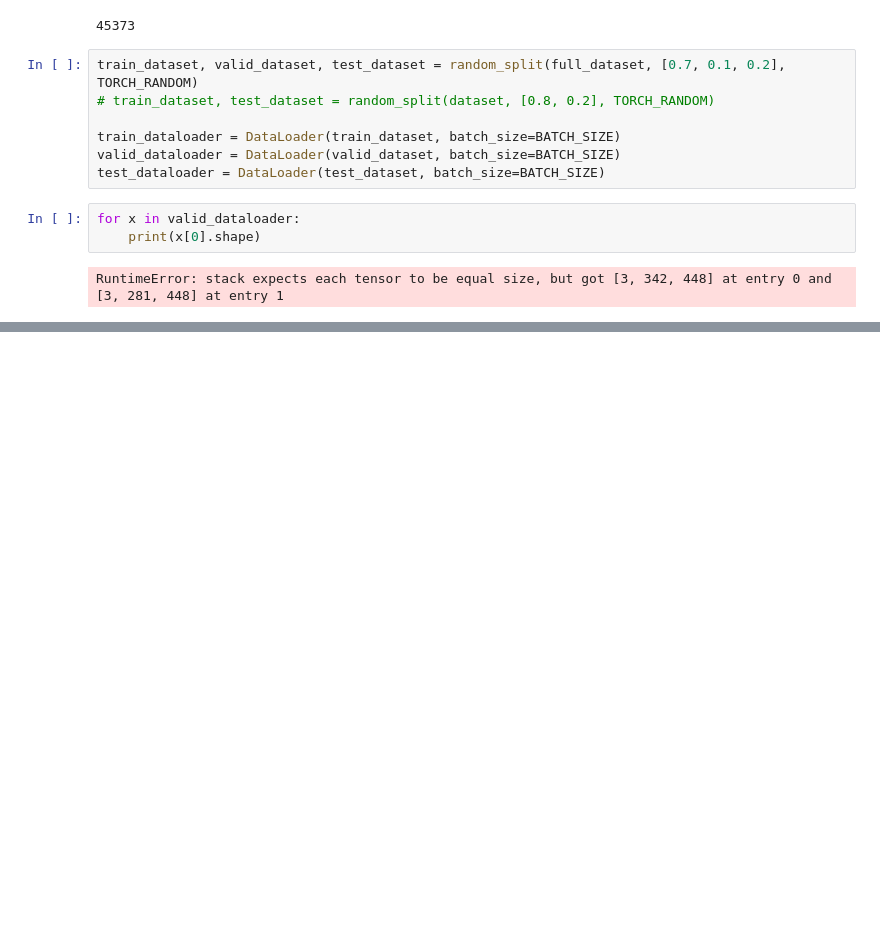
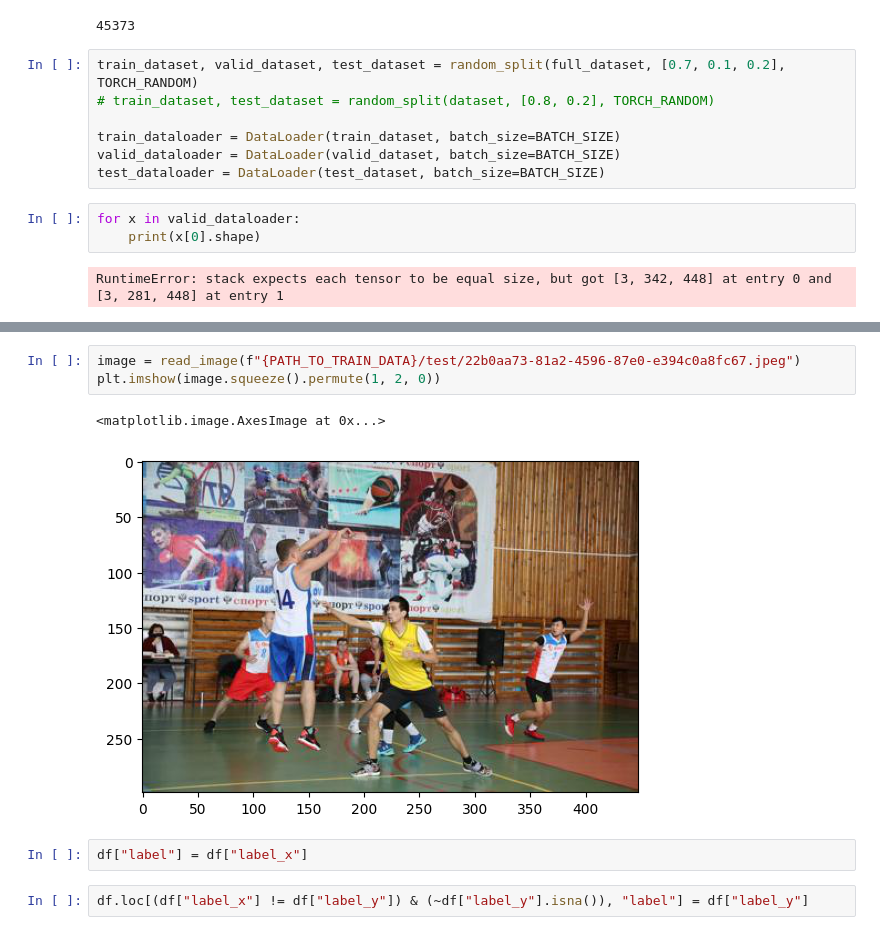
Before and after one commit to ikekz/made_cv_02_23, a Jupyter notebook: playground.ipynb, the cells around one changed output, grey strips where cells are left out. Saved outputs shown, nothing was run; the diff lists cells and outputs as text; blank space fills up the shorter version.

```diff
--- a/playground.ipynb
+++ b/playground.ipynb
@@ -726,0 +1466,10 @@ RuntimeError: stack expects each tensor to be equal size, but got [3, 342, 448]
+# %%
+image = read_image(f"{PATH_TO_TRAIN_DATA}/test/22b0aa73-81a2-4596-87e0-e394c0a8fc67.jpeg")
+plt.imshow(image.squeeze().permute(1, 2, 0))
+# %% [output]
+<matplotlib.image.AxesImage at 0x...>
+[figure, added]
+# %%
+df["label"] = df["label_x"]
+# %%
+df.loc[(df["label_x"] != df["label_y"]) & (~df["label_y"].isna()), "label"] = df["label_y"]
```
Also changed, not shown: parts of 87 cells of this notebook, 1 other file.
